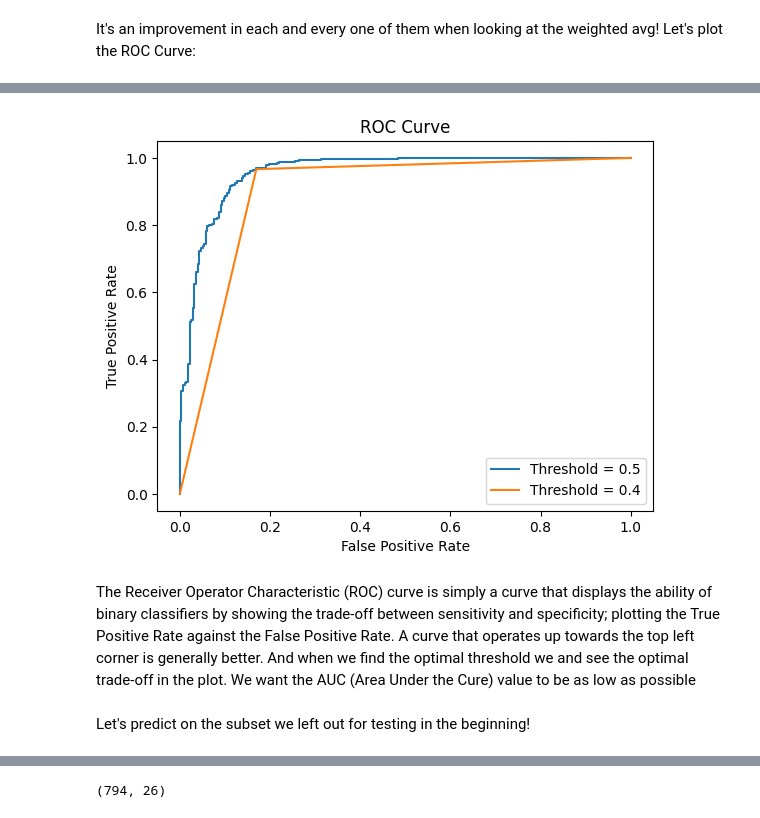
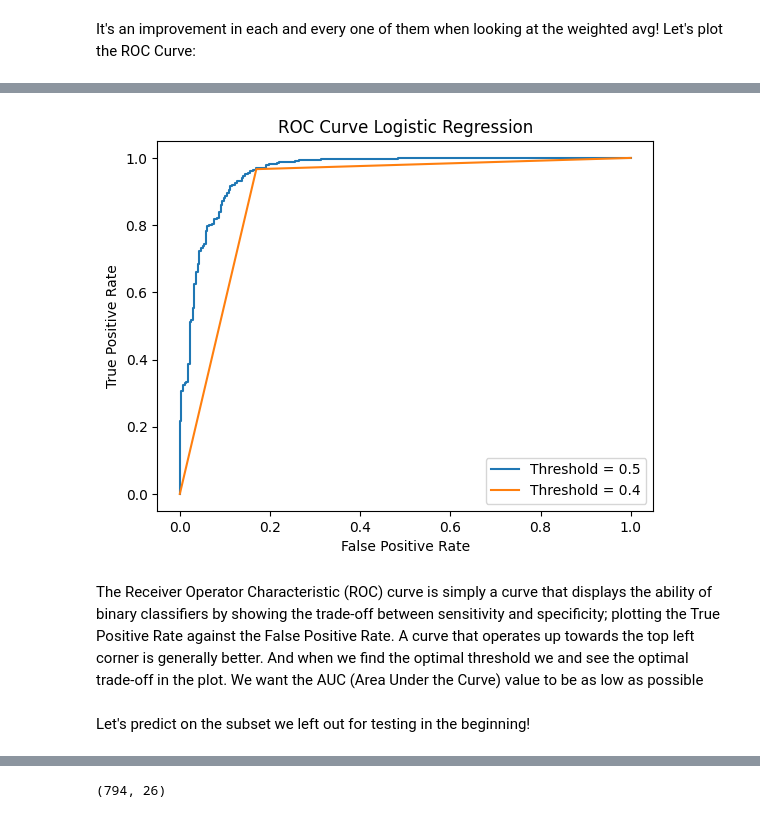
Before and after one commit to StevenLomon/OGTIP_Project3, a Jupyter notebook: project_3_student_retention.ipynb, the cells around one changed output, grey strips where cells are left out. Cells and saved outputs as stored; diff of their text form; code cells hidden in the pictures.

```diff
--- a/project_3_student_retention.ipynb
+++ b/project_3_student_retention.ipynb
@@ -379,8 +388,8 @@ logR.score(X_test, y_test)
 # %% [markdown]
 This did indeed increase both our train and test score! Let's try and remove a few more. ["Displaced", "Mother's qualification", "Previous qualification", "Marital status", "Application mode", "Unemployment rate", "Daytime/evening attendance", "Gender", "Mother's occupation"]
 # %%
-# I ended up not doing this since it lowered the score
-# df_improved = df_improved.drop(["Displaced", "Mother's qualification",
-#                        "Previous qualification", "Marital status",
-#                        "Application mode", "Unemployment rate", ], axis=1)
-# df_improved
+#I ended up not doing this since it lowered the score
+df_improved = df_improved.drop(["Displaced", "Mother's qualification",
+                       "Previous qualification", "Marital status",
+                       "Application mode", "Unemployment rate", ], axis=1)
+df_improved
@@ -387,9 +410,9 @@ This did indeed increase both our train and test score! Let's try and remove a f
 # %%
-# X = df_improved.drop(columns = 'Target')
-# y = df_improved['Target']
-# X_train, X_test, y_train, y_test = train_test_split(X, y,
-#                                                     test_size = 0.2,
-#                                                     random_state = 42)
-# X_train = standard_scaler.fit_transform(X_train)
-# X_test = standard_scaler.fit_transform(X_test)
-# logR.fit(X_train, y_train)
+X = df_improved.drop(columns = 'Target')
+y = df_improved['Target']
+X_train, X_test, y_train, y_test = train_test_split(X, y,
+                                                    test_size = 0.2,
+                                                    random_state = 42)
+X_train = standard_scaler.fit_transform(X_train)
+X_test = standard_scaler.fit_transform(X_test)
+logR.fit(X_train, y_train)
@@ -497,6 +526,6 @@ X_train, X_test, y_train, y_test = train_test_split(X, y,
 X_train = standard_scaler.fit_transform(X_train)
 X_test = standard_scaler.fit_transform(X_test)
 
-logR = LogisticRegression(max_iter= 100)
+logR = LogisticRegression(max_iter= 700)
 logR.fit(X_train, y_train)
 # %% [output]
@@ -654,16 +660,19 @@ It's an improvement in each and every one of them when looking at the weighted a
 y_scores = logR.predict_proba(X_test)[:, 1]
 fpr, tpr, thresholds = roc_curve(y_test, y_scores)
 plt.plot(fpr, tpr,  label = 'Threshold = 0.5')
-print('Area Under the ROC Curve for threshold 0.5:', roc_auc_score(y_test, y_scores))
+print('Area Under the ROC Curve for threshold 0.5:',
+      roc_auc_score(y_test, y_scores))
 
 # For our newer better threshold
+auc_score_logR = roc_auc_score(y_test, y_pred_best_threshold)
 fpr_, tpr_, thresholds_ = roc_curve(y_test, y_pred_best_threshold)
-print(f'Area Under the ROC Curve for threshold {best_threshold}:', roc_auc_score(y_test, y_pred_best_threshold))
+print(f'Area Under the ROC Curve for threshold {best_threshold:.2f}:',
+      auc_score_logR)
 plt.plot(fpr_, tpr_, label = f'Threshold = {best_threshold}')
 
 plt.xlabel('False Positive Rate')
 plt.ylabel('True Positive Rate')
-plt.title('ROC Curve')
+plt.title('ROC Curve Logistic Regression')
 plt.legend()
 plt.show()
 # %% [output]
@@ -672,6 +681,6 @@ Area Under the ROC Curve for threshold 0.4: 0.8984586686821096
-[figure, old version]
+[figure, new version]
 # %% [markdown]
-The Receiver Operator Characteristic (ROC) curve is simply a curve that displays the ability of binary classifiers by showing the trade-off between sensitivity and specificity; plotting the True Positive Rate against the False Positive Rate. A curve that operates up towards the top left corner is generally better. And when we find the optimal threshold we and see the optimal trade-off in the plot. We want the AUC (Area Under the Cure) value to be as low as possible <br><br>
+The Receiver Operator Characteristic (ROC) curve is simply a curve that displays the ability of binary classifiers by showing the trade-off between sensitivity and specificity; plotting the True Positive Rate against the False Positive Rate. A curve that operates up towards the top left corner is generally better. And when we find the optimal threshold we and see the optimal trade-off in the plot. We want the AUC (Area Under the Curve) value to be as low as possible <br><br>
 Let's predict on the subset we left out for testing in the beginning!
 # %%
 df_final_test = df_test.drop(["Inflation rate", "Curricular units 1st sem (without evaluations)",
```
Also changed, not shown: parts of 99 cells of this notebook.
